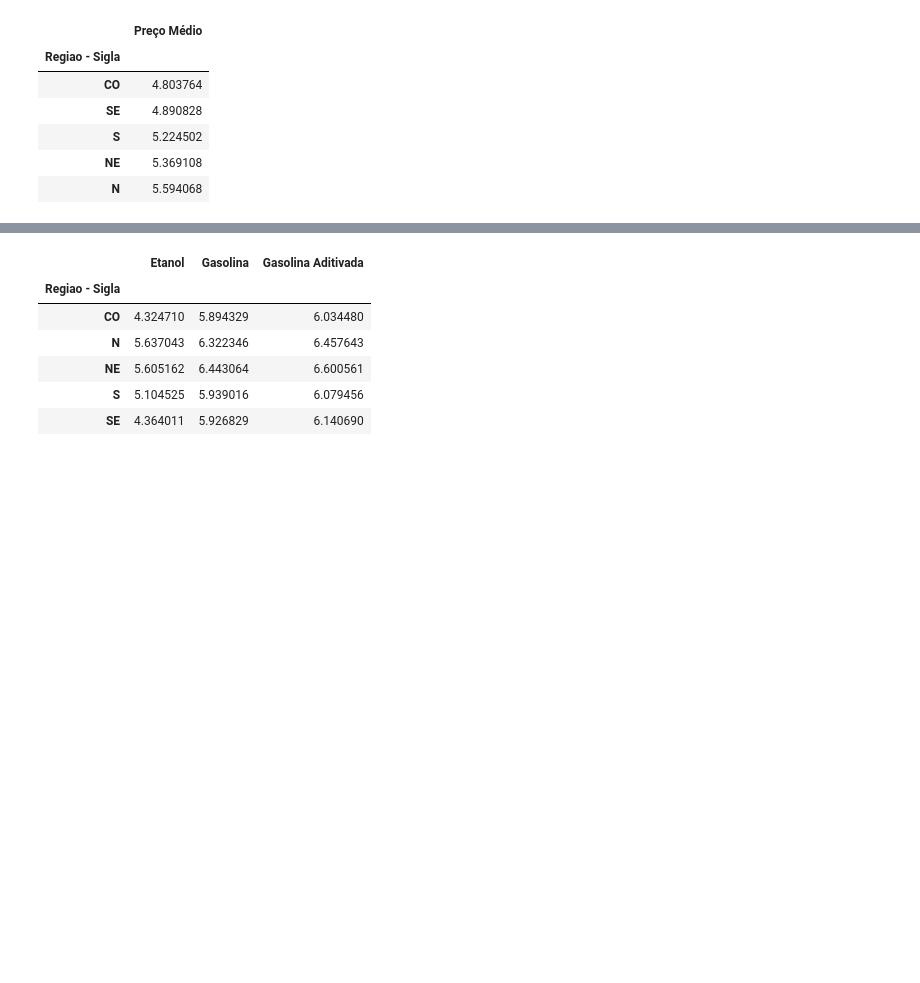
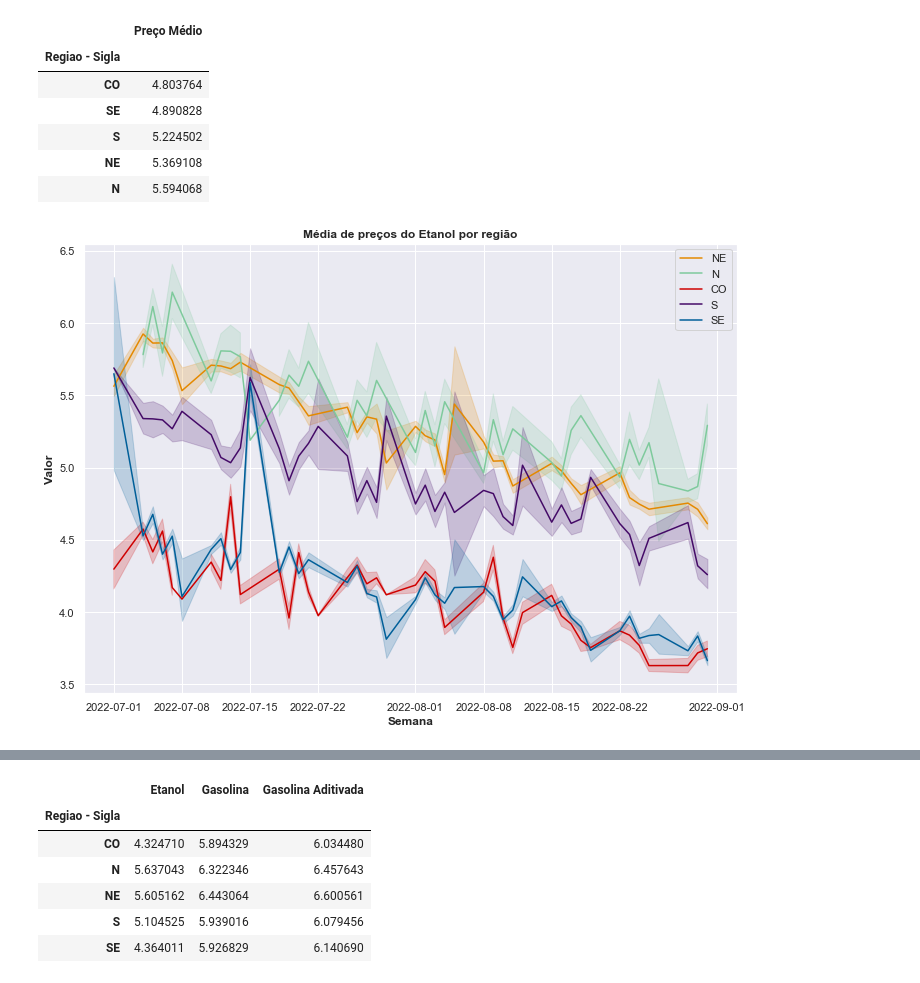
Before and after one commit to pedrorcm/Analise-Combustiveis-M4, a Jupyter notebook: main.ipynb, the cells around one changed output, grey strips where cells are left out. Drawn from its saved outputs; the diff is of its cells as text; code cells hidden in the pictures; blank space fills up the shorter version.

```diff
--- a/main.ipynb
+++ b/main.ipynb
@@ -231,3 +231,32 @@ display(preco_comb_ago.sort_values(by='Preço Médio', ascending=True))
 | N | 5.594068 |
 # %%
 # 2. Qual o preço médio da gasolina e do etanol nesses dois meses?
+# %%
+x_col = 'Data da Coleta'
+y_col = 'Valor de Venda'
+
+conjunto_dados_reg = conjunto_dados.copy()
+conjunto_dados_reg.rename(columns={'Regiao - Sigla':'Regiao'}, inplace=True)
+
+etanol = conjunto_dados_reg.loc[conjunto_dados_reg['Produto'] == 'Etanol']
+gasolina = conjunto_dados_reg.loc[conjunto_dados_reg['Produto'] == 'Gasolina']
+gasolina_aditivada = conjunto_dados_reg.loc[conjunto_dados_reg['Produto'] == 'Gasolina Aditivada']
+
+corcentro='#CF0000'
+cornorte='#7ECA9C'
+cornordeste='#E48900'
+corsudeste='#005F99'
+corsul = '#440A67'
+# %%
+sns.lineplot(x=x_col, y=y_col, color=cornordeste, data=etanol.query("Regiao	== 'NE'"), label='NE')
+sns.lineplot(x=x_col, y=y_col, color=cornorte, data=etanol.query('Regiao	== "N"'), label='N')
+sns.lineplot(x=x_col, y=y_col, color=corcentro, data=etanol.query('Regiao	== "CO"'), label='CO')
+sns.lineplot(x=x_col, y=y_col, color=corsul, data=etanol.query('Regiao == "S"'), label='S')
+sns.lineplot(x=x_col, y=y_col, color=corsudeste, data=etanol.query('Regiao	== "SE"'), label='SE')
+
+plt.title('Média de preços do Etanol por região', fontsize=12, fontweight='bold')
+plt.ylabel('Valor', fontsize=12, fontweight='bold')
+plt.xlabel('Semana', fontsize=12, fontweight='bold')
+plt.show();
+# %% [output]
+[figure, added]
```
Also changed, not shown: parts of 11 cells of this notebook.
